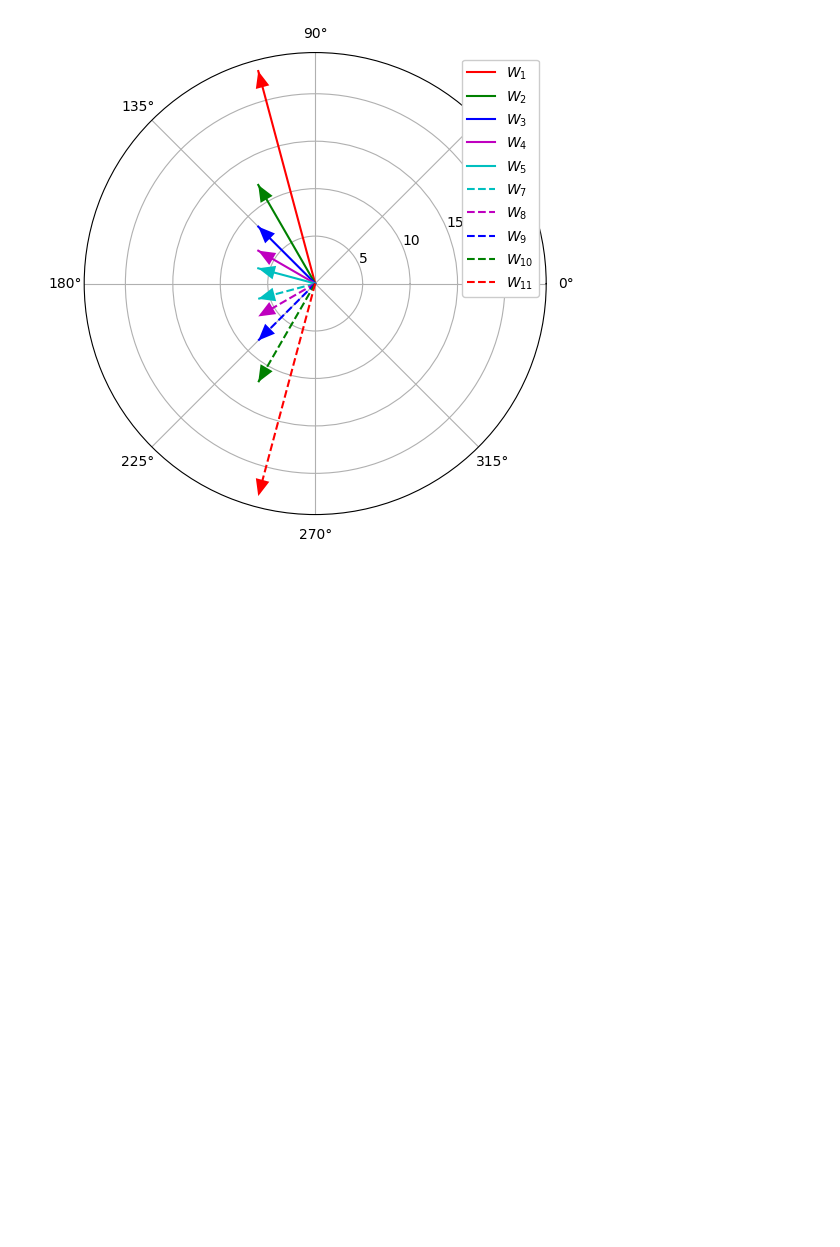
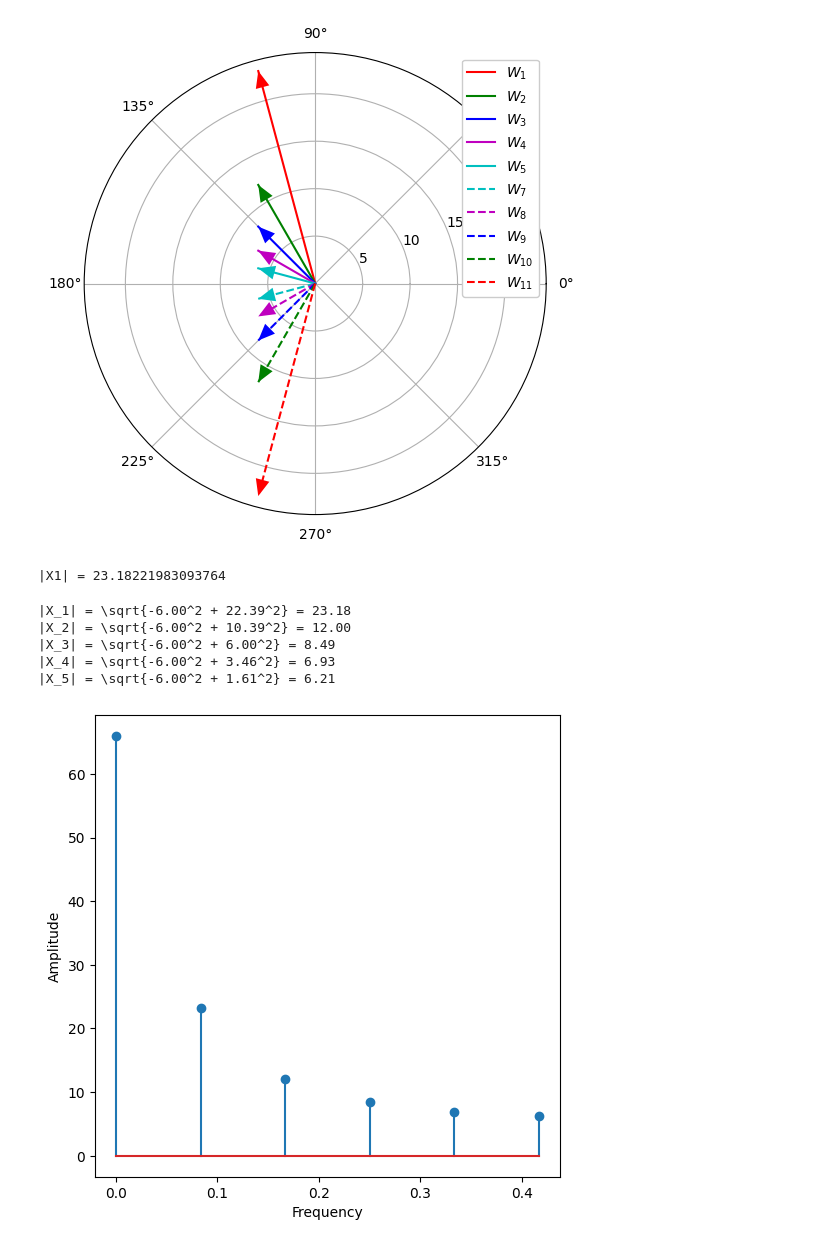
Before and after one commit to CLCS-SUSTech/research-blog, a Jupyter notebook: content/posts/Fourier-basis-Python-impl/code/plot.ipynb, the cells around one changed output. Saved outputs shown, nothing was run; the diff lists cells and outputs as text; code cells hidden in the pictures; blank space fills up the shorter version.

```diff
--- a/content/posts/Fourier-basis-Python-impl/code/plot.ipynb
+++ b/content/posts/Fourier-basis-Python-impl/code/plot.ipynb
@@ -164,3 +164,36 @@ plt.savefig('w1-w11_origin.svg')
 plt.savefig('w1-w11_origin.pdf')
 # %% [output]
 [figure]
+# %%
+X1_norm = np.abs(X[1])
+X1_norm2 = np.sqrt(X[1].real**2 + X[1].imag**2)
+assert(np.equal(X1_norm, X1_norm2))
+print(f'|X1| = {X1_norm}')
+# %% [output]
+|X1| = 23.18221983093764
+# %%
+# gen latex for |X1| through |X5|
+for i in range(1, 6):
+    X_norm = np.abs(X[i])
+    print(f'|X_{i}| = \sqrt{{{X[i].real:.2f}^2 + {X[i].imag:.2f}^2}} = {X_norm:.2f}')
+# %% [output]
+|X_1| = \sqrt{-6.00^2 + 22.39^2} = 23.18
+|X_2| = \sqrt{-6.00^2 + 10.39^2} = 12.00
+|X_3| = \sqrt{-6.00^2 + 6.00^2} = 8.49
+|X_4| = \sqrt{-6.00^2 + 3.46^2} = 6.93
+|X_5| = \sqrt{-6.00^2 + 1.61^2} = 6.21
+# %%
+# Plot amplitude spectrum of X0 to X5
+from scipy.fft import fftfreq
+
+plt.figure(figsize=(6, 6))
+# plt.stem(np.abs(X[:6]), use_line_collection=True)
+
+xf = fftfreq(N)[:6]
+plt.stem(xf, np.abs(X[:6]), use_line_collection=False)
+plt.xlabel('Frequency')
+plt.ylabel('Amplitude')
+plt.savefig('X0-X5_ampSpectrum.svg')
+plt.savefig('X0-X5_ampSpectrum.pdf')
+# %% [output]
+[figure, added]
```
Also changed, not shown: 5 other files.
